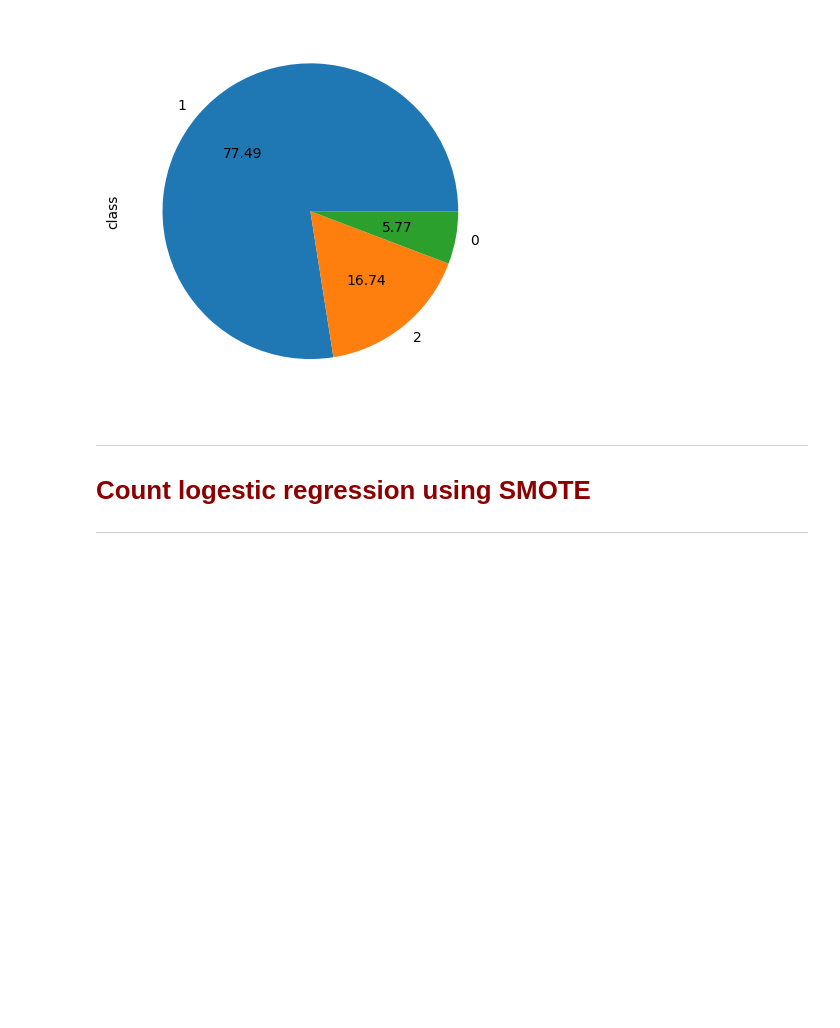
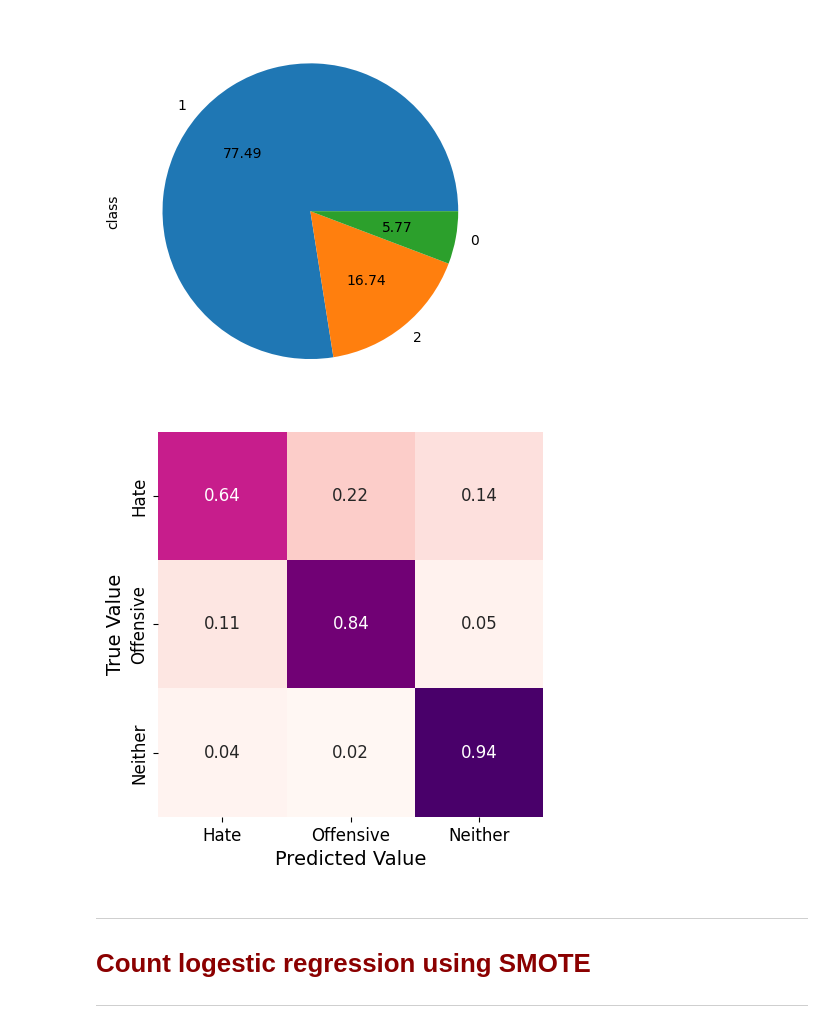
Before and after one commit to Hafsa-Ugase/Hate-Speech-detection-, a Jupyter notebook: Davidson_dataset.ipynb, the cells around one changed output. Saved outputs shown, nothing was run; the diff lists cells and outputs as text; code cells hidden in the pictures; blank space fills up the shorter version.

```diff
--- a/Davidson_dataset.ipynb
+++ b/Davidson_dataset.ipynb
@@ -923,6 +933,21 @@ plt.show()
 ax = tomek_y_train.value_counts().plot.pie(autopct='%.2f')
 # %% [output]
 [figure]
+# %%
+from sklearn.metrics import confusion_matrix
+confusion_matrix = confusion_matrix(y_test,tomek_log_preds)
+matrix_proportions = np.zeros((3,3))
+for i in range(0,3):
+    matrix_proportions[i,:] = confusion_matrix[i,:]/float(confusion_matrix[i,:].sum())
+names=['Hate','Offensive','Neither']
+confusion_df = pd.DataFrame(matrix_proportions, index=names,columns=names)
+plt.figure(figsize=(5,5))
+sns.heatmap(confusion_df,annot=True,annot_kws={"size": 12},cmap='RdPu',cbar=False, square=True,fmt='.2f')
+plt.ylabel(r'True Value',fontsize=14)
+plt.xlabel(r'Predicted Value',fontsize=14)
+plt.tick_params(labelsize=12)
+# %% [output]
+[figure, added]
 # %% [markdown]
 ---
 
```
Also changed, not shown: parts of 12 cells of this notebook.
